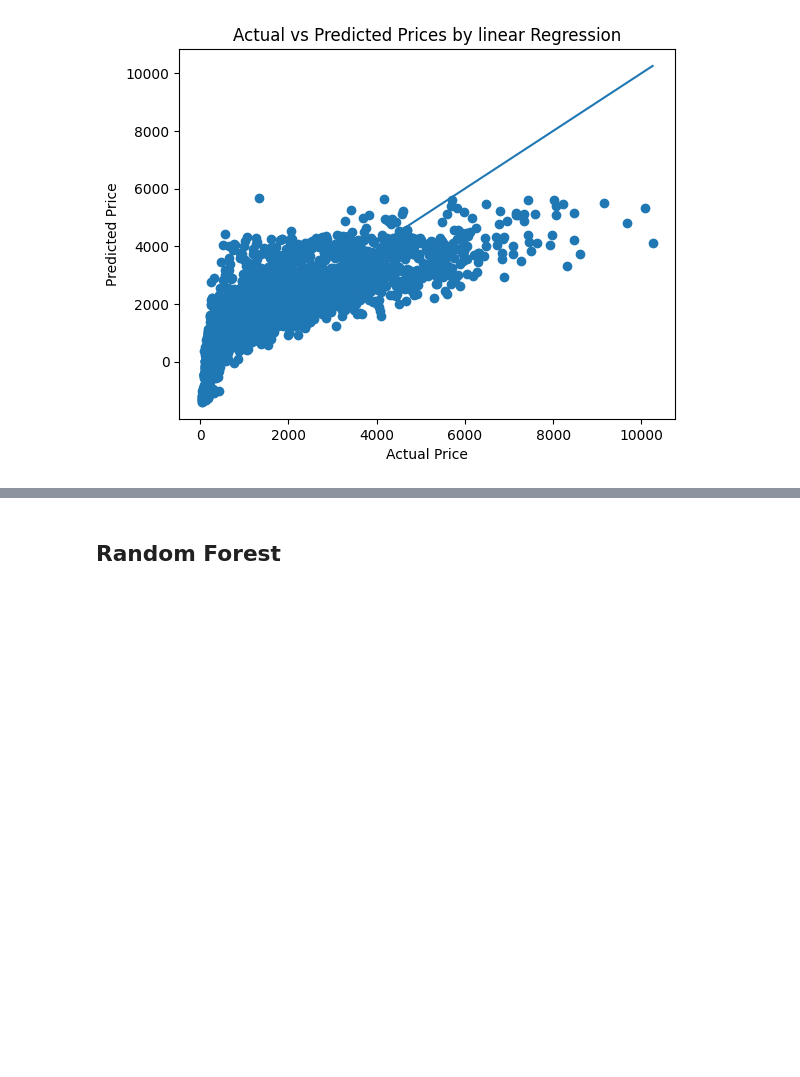
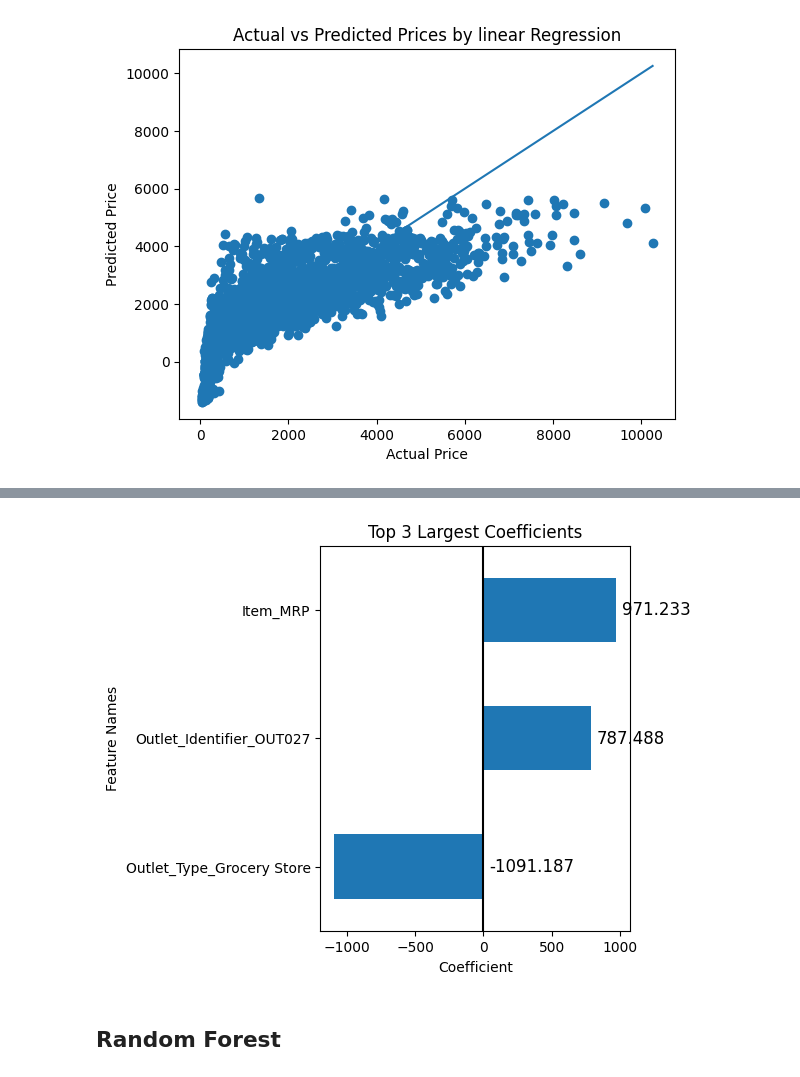
Before and after one commit to abeeraz379/Prediction-of-Product-sales, a Jupyter notebook: prediction of product sales.ipynb, the cells around one changed output, grey strips where cells are left out. Cells and saved outputs as stored; diff of their text form; code cells hidden in the pictures; blank space fills up the shorter version.

```diff
--- a/prediction of product sales.ipynb
+++ b/prediction of product sales.ipynb
@@ -1616,0 +1622,2 @@ plt.show()
+# %%
+feature_names = col_transformer.get_feature_names_out()
@@ -1616,0 +1637,5 @@ plt.show()
+# %%
+coeffs = pd.Series(model.coef_, index=feature_names,
+                        name='Coefficients')
+coeffs.loc['intercept'] = model.intercept_
+coeffs.head()
@@ -1616,0 +1650,6 @@ plt.show()
+# %%
+top_n=3
+coeff_rank = coeffs.abs().rank().sort_values(ascending=False)
+top_n_features = coeff_rank.head(top_n)
+coeffs_plot = coeffs.loc[top_n_features.index].sort_values()
+coeffs_plot
@@ -1617,3 +1708,7 @@ plt.show()
+# %%
+plot_coeffs(coeffs,top_n=3,intercept=False,annotate=True);
+# %% [output]
+[figure, added]
 # %% [markdown]
 ## Random Forest
 # %%
```
Also changed, not shown: parts of 16 cells of this notebook.
